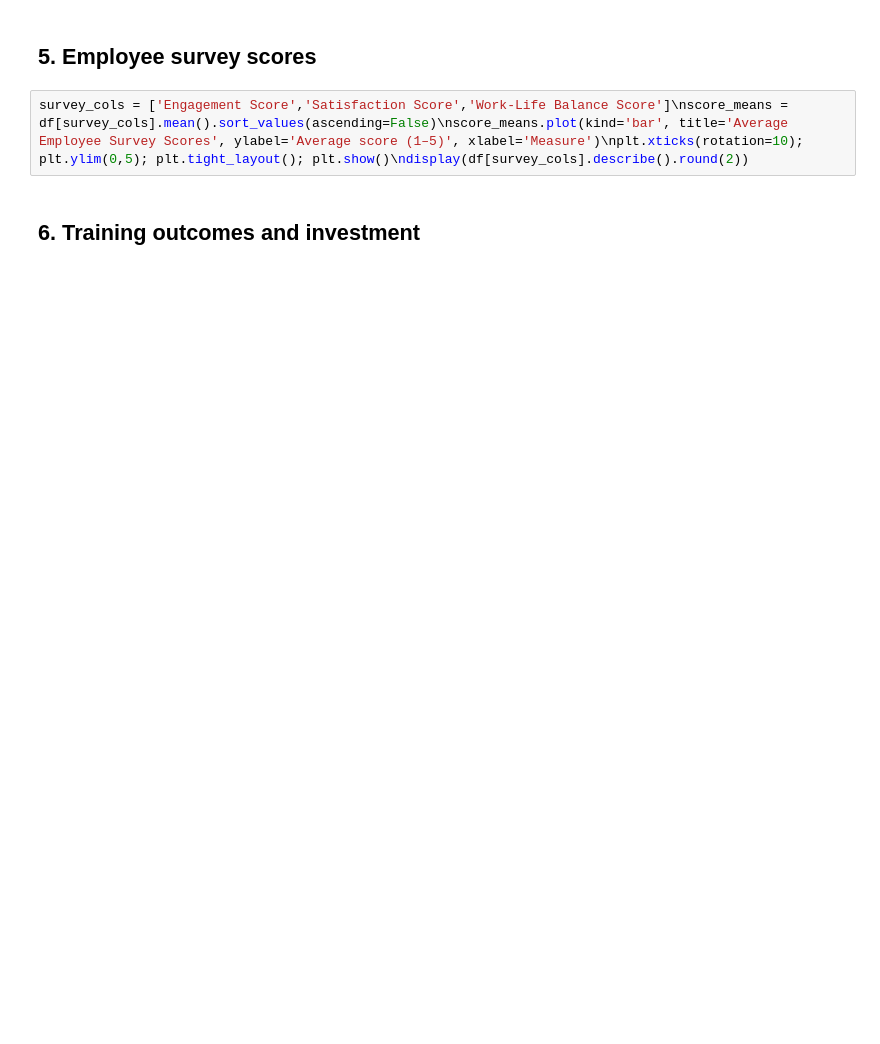
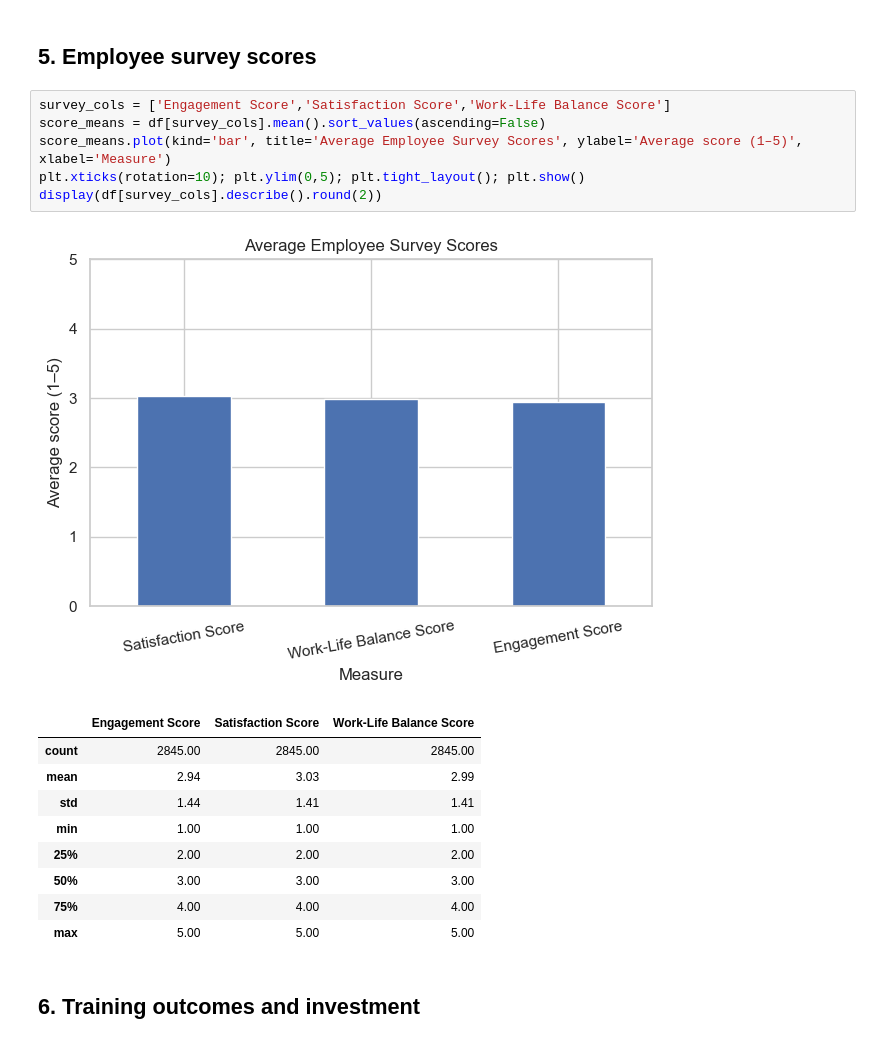
Before and after one commit to Dharshini-bca/HR-Analytics-Project, a Jupyter notebook: HR_Analytics_Analysis.ipynb, the cells around one changed output. Drawn from its saved outputs; the diff is of its cells as text; blank space fills up the shorter version.

```diff
--- a/HR_Analytics_Analysis.ipynb
+++ b/HR_Analytics_Analysis.ipynb
@@ -35,7 +135,22 @@ dept_counts = df['DepartmentType'].value_counts()\ndept_counts.plot(kind='bar',
 # %% [markdown]
 ## 5. Employee survey scores
 # %%
-survey_cols = ['Engagement Score','Satisfaction Score','Work-Life Balance Score']\nscore_means = df[survey_cols].mean().sort_values(ascending=False)\nscore_means.plot(kind='bar', title='Average Employee Survey Scores', ylabel='Average score (1–5)', xlabel='Measure')\nplt.xticks(rotation=10); plt.ylim(0,5); plt.tight_layout(); plt.show()\ndisplay(df[survey_cols].describe().round(2))
+survey_cols = ['Engagement Score','Satisfaction Score','Work-Life Balance Score']
+score_means = df[survey_cols].mean().sort_values(ascending=False)
+score_means.plot(kind='bar', title='Average Employee Survey Scores', ylabel='Average score (1–5)', xlabel='Measure')
+plt.xticks(rotation=10); plt.ylim(0,5); plt.tight_layout(); plt.show()
+display(df[survey_cols].describe().round(2))
+# %% [output]
+[figure, added]
+|  | Engagement Score | Satisfaction Score | Work-Life Balance Score |
+| count | 2845.00 | 2845.00 | 2845.00 |
+| mean | 2.94 | 3.03 | 2.99 |
+| std | 1.44 | 1.41 | 1.41 |
+| min | 1.00 | 1.00 | 1.00 |
+| 25% | 2.00 | 2.00 | 2.00 |
+| 50% | 3.00 | 3.00 | 3.00 |
+| 75% | 4.00 | 4.00 | 4.00 |
+| max | 5.00 | 5.00 | 5.00 |
 # %% [markdown]
 ## 6. Training outcomes and investment
 # %%
```
Also changed, not shown: parts of 10 cells of this notebook.
